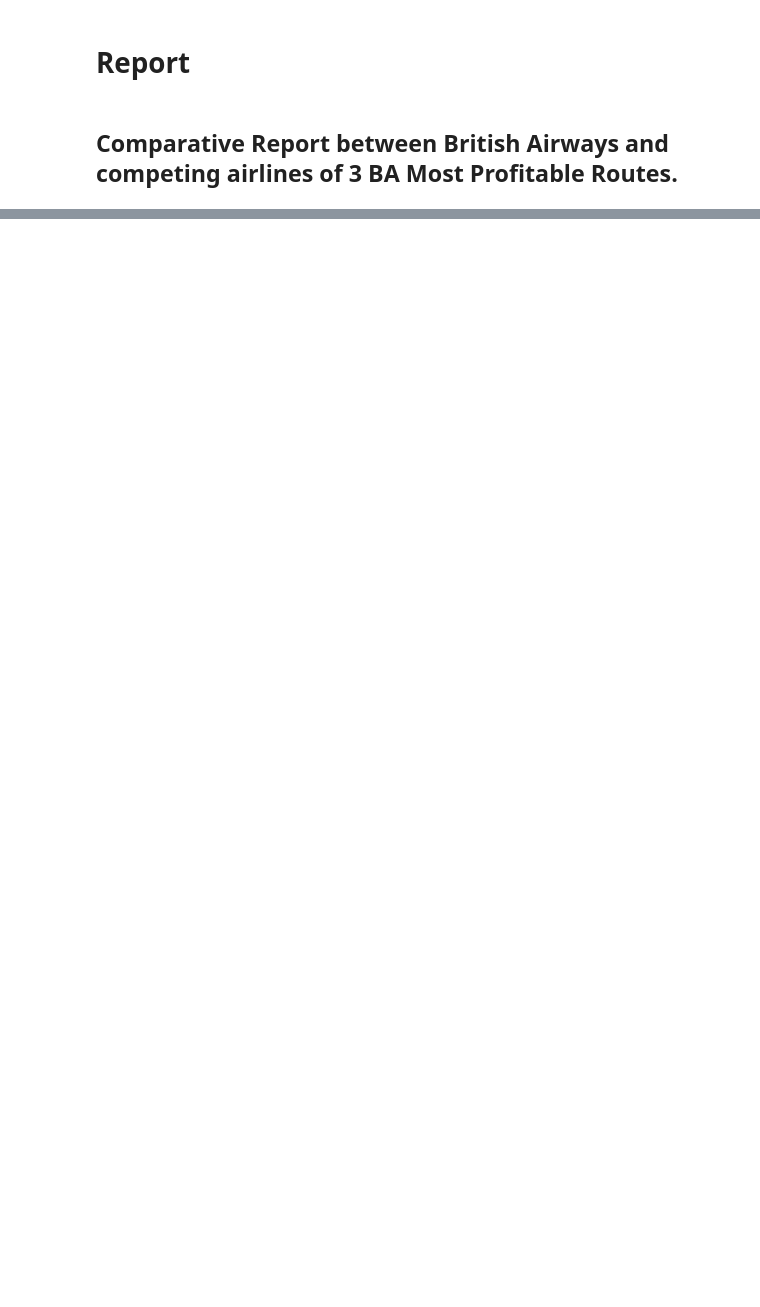
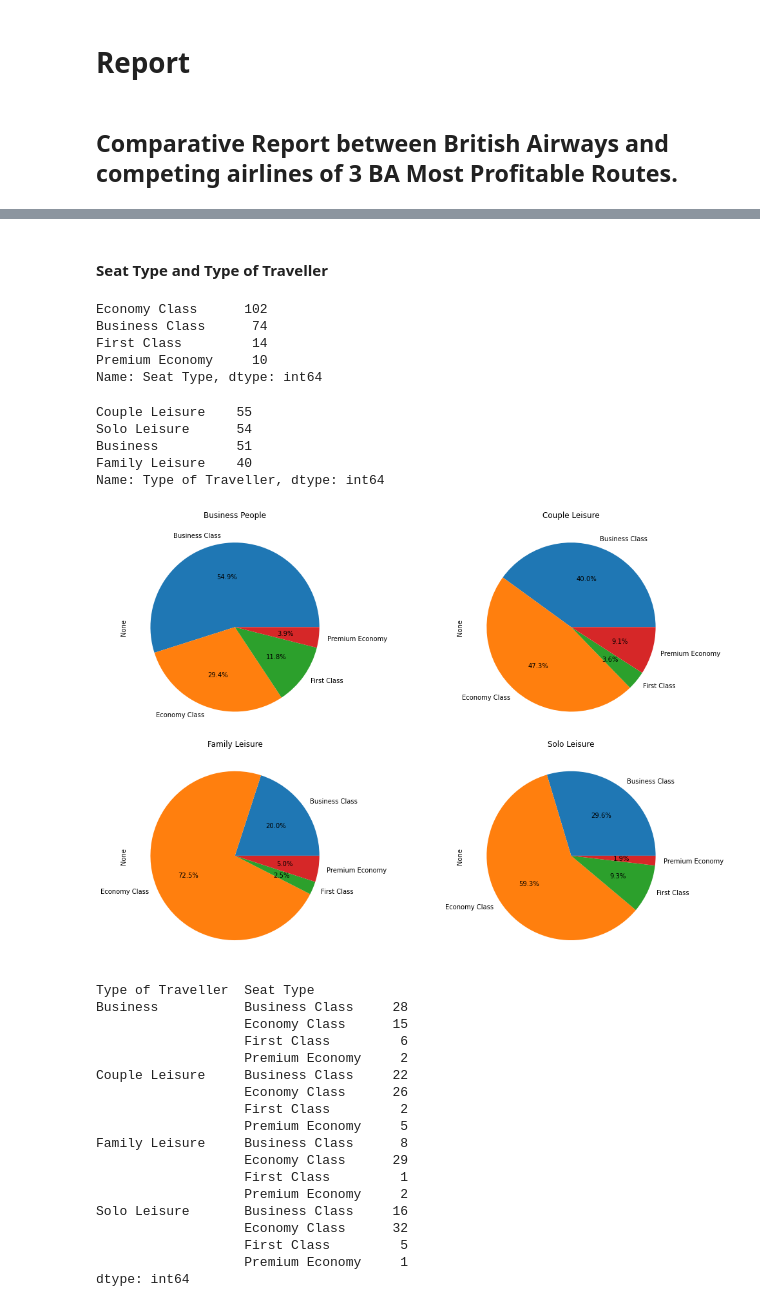
Before and after one commit to steverahardjo/learning, a Jupyter notebook: Brit_airline.ipynb, the cells around one changed output, grey strips where cells are left out. Drawn from its saved outputs; the diff is of its cells as text; code cells hidden in the pictures; blank space fills up the shorter version.

```diff
--- a/Brit_airline.ipynb
+++ b/Brit_airline.ipynb
@@ -232,0 +284,64 @@ print(df)
+# %% [markdown]
+#### Seat Type and Type of Traveller
+# %%
+df["Seat Type"].value_counts()
+# %% [output]
+Economy Class      102
+Business Class      74
+First Class         14
+Premium Economy     10
+Name: Seat Type, dtype: int64
+# %%
+df["Type of Traveller"].value_counts()
+# %% [output]
+Couple Leisure    55
+Solo Leisure      54
+Business          51
+Family Leisure    40
+Name: Type of Traveller, dtype: int64
+# %%
+group= df.groupby(['Type of Traveller', 'Seat Type']).size()
+# %%
+# Create subplots with 2 rows and 2 columns
+fig, axes = plt.subplots(2, 2, figsize=(15, 10))
+
+# Business People pie
+group["Business"].plot(kind="pie", autopct='%1.1f%%', ax=axes[0, 0])
+axes[0, 0].set_title("Business People")
+
+# Couple Leisure pie
+group["Couple Leisure"].plot(kind="pie", autopct='%1.1f%%', ax=axes[0, 1])
+axes[0, 1].set_title("Couple Leisure")
+
+# Family Leisure pie
+group["Family Leisure"].plot(kind="pie", autopct='%1.1f%%', ax=axes[1, 0])
+axes[1, 0].set_title("Family Leisure")
+
+# Solo Leisure pie
+group["Solo Leisure"].plot(kind="pie", autopct='%1.1f%%', ax=axes[1, 1])
+axes[1, 1].set_title("Solo Leisure")
+
+plt.tight_layout()
+plt.show()
+
+group
+# %% [output]
+[figure, added]
+Type of Traveller  Seat Type
+Business           Business Class     28
+                   Economy Class      15
+                   First Class         6
+                   Premium Economy     2
+Couple Leisure     Business Class     22
+                   Economy Class      26
+                   First Class         2
+                   Premium Economy     5
+Family Leisure     Business Class      8
+                   Economy Class      29
+                   First Class         1
+                   Premium Economy     2
+Solo Leisure       Business Class     16
+                   Economy Class      32
+                   First Class         5
+                   Premium Economy     1
+dtype: int64
```
Also changed, not shown: parts of 26 cells of this notebook, 5 other files.
